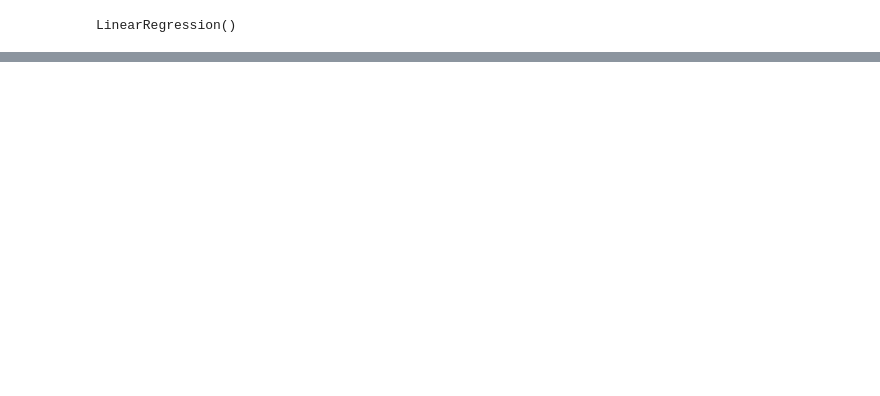
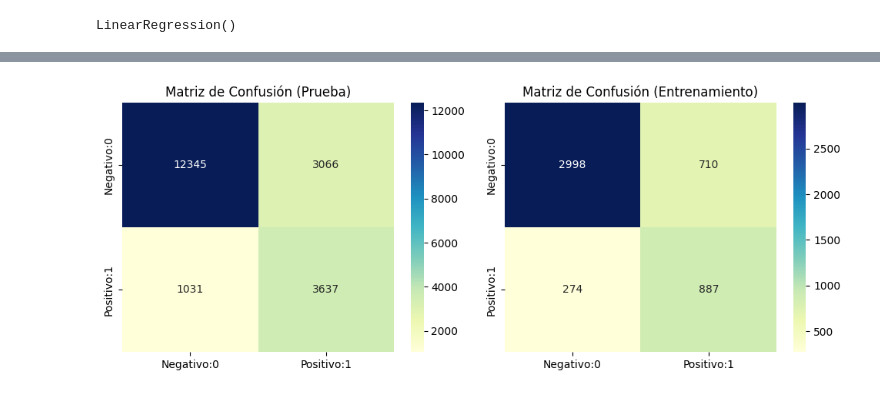
Before and after one commit to GusFontana404/AA1-TUIA-Fontana-Menescaldi, a Jupyter notebook: TP_integrador_AA1.ipynb, the cells around one changed output, grey strips where cells are left out. Saved outputs shown, nothing was run; the diff lists cells and outputs as text; code cells hidden in the pictures; blank space fills up the shorter version.

```diff
--- a/TP_integrador_AA1.ipynb
+++ b/TP_integrador_AA1.ipynb
@@ -744,0 +974,3 @@ MAE       2.707   2.702   2.707       2.704
+# %%
+# ESTANDARDIZAR LOS DATOS
+x_train_log_scaled, x_test_log_scaled, x_val_log_scaled = standard_scaler(x_train_log, x_test_log, x_val_log)
@@ -744,0 +994,8 @@ MAE       2.707   2.702   2.707       2.704
+# %%
+# PREDICCIONES OBTENIDAS DE LA REGRESIÓN LOGÍSTICA
+y_pred_log_test = logistic_model.predict(x_test_log_scaled)
+y_pred_log_train = logistic_model.predict(x_train_log_scaled)
+
+# PROBABILIDADES DE PREDICCIÓN DEL MODELO
+y_probs_train = logistic_model.predict_proba(x_train_log_scaled)[:, 1]
+y_probs_test = logistic_model.predict_proba(x_test_log_scaled)[:, 1]
@@ -744,0 +1074,35 @@ MAE       2.707   2.702   2.707       2.704
+# %%
+# CALCULAR MATRIZ DE CONFUSIÓN
+cm_test = confusion_matrix(y_test_log, y_pred_log_test)
+cm_train = confusion_matrix(y_train_log, y_pred_log_train)
+# %%
+# FUNCIÓN PARA PLOTEAR MATRICES DE CONFUSIÓN
+def evaluate_model(y_test_true, y_test_pred, y_train_true, y_train_pred,titles=['Prueba', 'Entrenamiento'], figsize=(10, 4)):
+    """
+    Evalúa el rendimiento del modelo calculando el recall y generando matrices
+    de confusión para los conjuntos de entrenamiento y prueba.
+
+    Parámetros:
+    y_train_true: Etiquetas verdaderas del conjunto de entrenamiento.
+    y_train_pred: Etiquetas predichas del conjunto de entrenamiento.
+    y_test_true: Etiquetas verdaderas del conjunto de prueba.
+    y_test_pred: Etiquetas predichas del conjunto de prueba.
+    """
+
+    # Calcular las matrices de confusión
+    cm_train = confusion_matrix(y_train_true, y_train_pred)
+    cm_test = confusion_matrix(y_test_true, y_test_pred)
+
+    fig, axes = plt.subplots(1, 2, figsize=figsize)
+
+    for ax, cm, title in zip(axes, [cm_test, cm_train], titles):
+        cm_df = pd.DataFrame(cm, columns=['Negativo:0', 'Positivo:1'], index=['Negativo:0', 'Positivo:1'])
+        sns.heatmap(cm_df, annot=True, fmt='d', cmap='YlGnBu', ax=ax)
+        ax.set_title(f'Matriz de Confusión ({title})')
+
+    plt.tight_layout()
+    plt.show()
+# %%
+evaluate_model(y_train_log, y_pred_log_train, y_test_log, y_pred_log_test)
+# %% [output]
+[figure, added]
```
Also changed, not shown: parts of 192 cells of this notebook.
